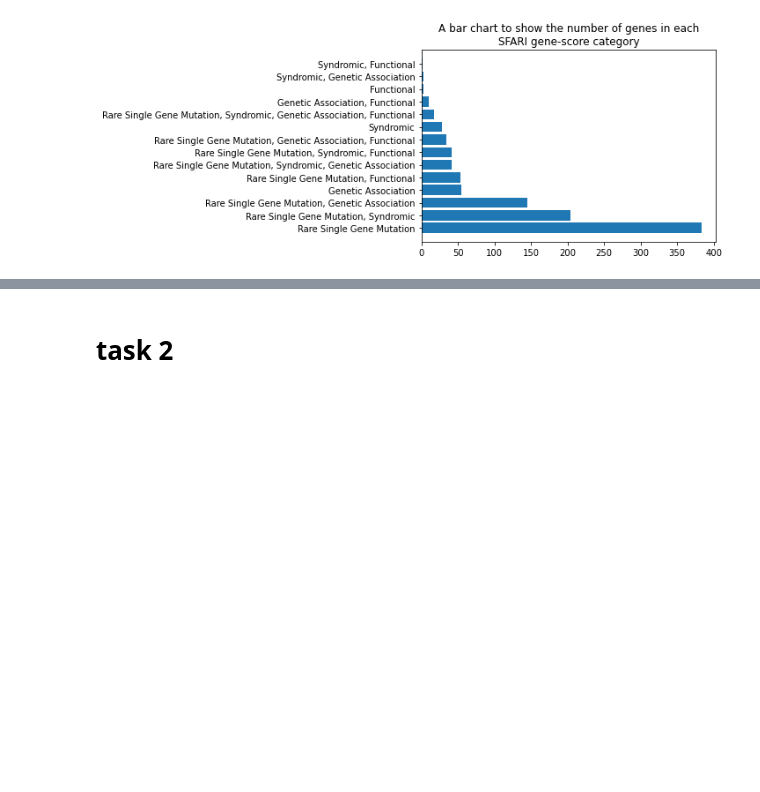
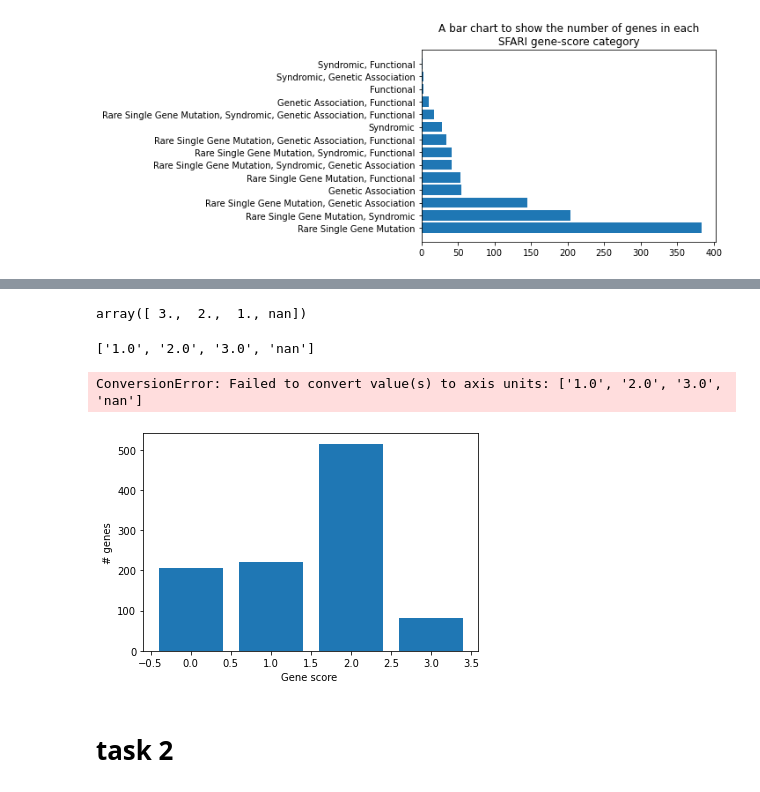
Before and after one commit to hwixley/BI-Coursework2, a Jupyter notebook: code/part1.ipynb, the cells around one changed output, grey strips where cells are left out. Saved outputs shown, nothing was run; the diff lists cells and outputs as text; code cells hidden in the pictures; blank space fills up the shorter version.

Commit message:
adding NaN gene scores

```diff
--- a/code/part1.ipynb
+++ b/code/part1.ipynb
@@ -49,3 +49,37 @@ fig.savefig(f'{os.getcwd()}/results/task1-1.pdf', dpi=fig.dpi)
+# %%
+gene_cat_vals
+# %% [output]
+array([ 3.,  2.,  1., nan])
+# %%
+gene_cats_data = data.sort_values("gene-score")['gene-score']
+gene_cat_vals = gene_cats_data.unique()
+gene_cat_counts = []
+for g in gene_cat_vals:
+    if np.isnan(g):
+        score_indexes = gene_cats_data[gene_cats_data.isnull()].index
+    else:
+        score_indexes = gene_cats_data[gene_cats_data == g].index
+    gene_cat_counts.append(score_indexes.size)
+
+
+A, B = gene_cat_vals.size, len(gene_cat_counts)
+assert(A == B)
+
+ticks = np.arange(gene_cat_vals.size)
+tick_vals = [str(val) for val in gene_cat_vals]
+print(tick_vals)
+
+fig = plt.figure()
+plt.bar(ticks, gene_cat_counts)
+plt.ylabel("# genes")
+plt.xlabel("Gene score ")
+plt.xticks(tick_vals)
+plt.title("A bar chart to show the number of SFARI\ngenes in each gene-score category")
+#fig.savefig(f'{os.getcwd()}/results/task1-1-v2.pdf', dpi=fig.dpi)
+# %% [output]
+['1.0', '2.0', '3.0', 'nan']
+ConversionError: Failed to convert value(s) to axis units: ['1.0', '2.0', '3.0', 'nan']
+[figure, added]
 # %% [markdown]
 # task 2
 # %%
```
Also changed, not shown: parts of 6 cells of this notebook, 3 other files.
